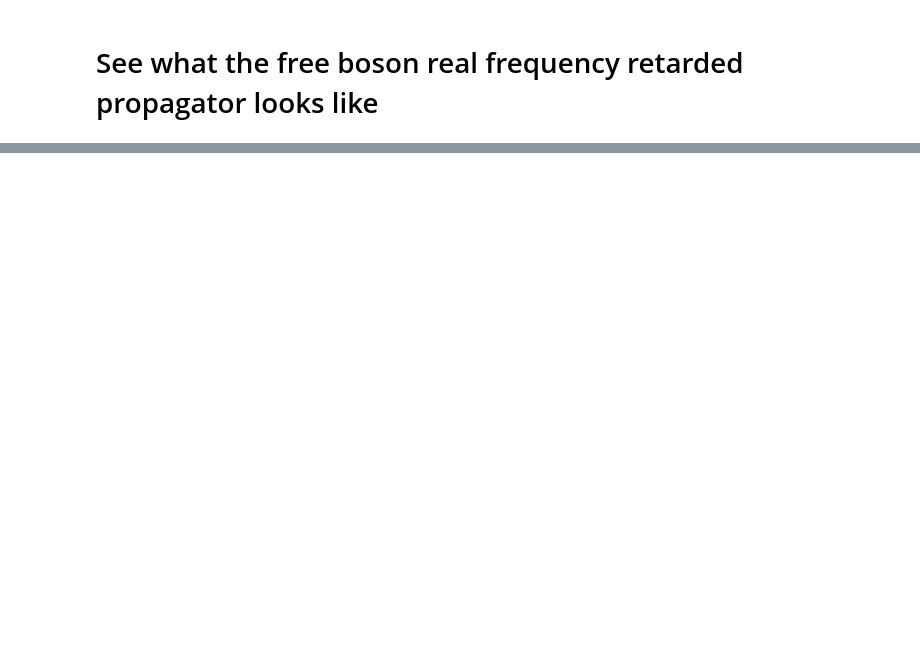
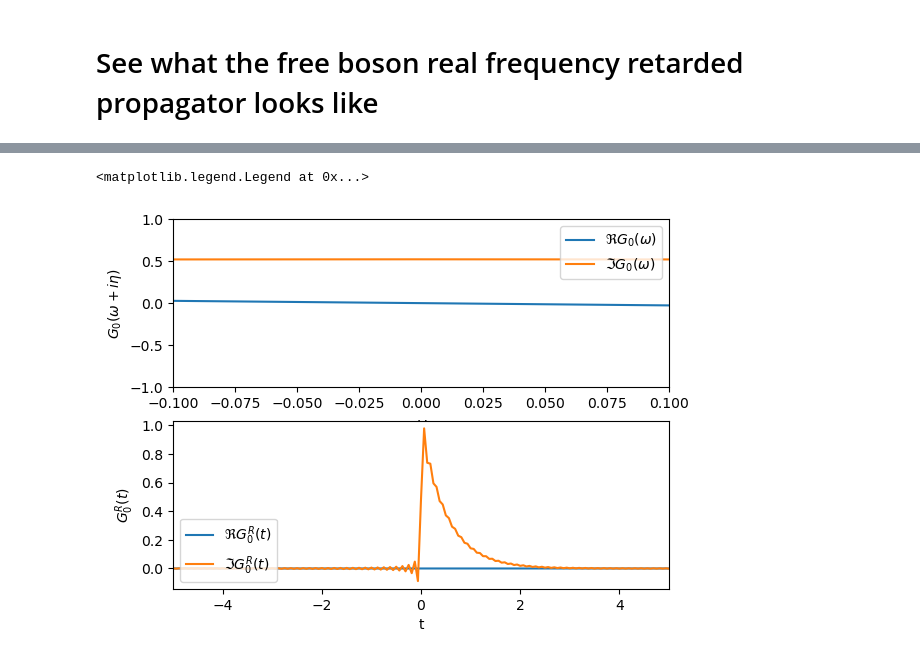
Before and after one commit to aravindhshankar/TwoSidedYSYK, a Jupyter notebook: RealTimesingleYSYK.ipynb, the cells around one changed output, grey strips where cells are left out. Drawn from its saved outputs; the diff is of its cells as text; code cells hidden in the pictures; blank space fills up the shorter version.

```diff
--- a/RealTimesingleYSYK.ipynb
+++ b/RealTimesingleYSYK.ipynb
@@ -265,0 +317,30 @@ GRt[M-1], GRt[M], GRt[M+1]
+# %%
+fig,ax = plt.subplots(2)
+
+GR_free_omega = -1./(omega+1j*eta*1000000 - r)
+GR_free_t = (0.5/np.pi)*freq2time(GR_free_omega,M,dt)
+
+#Gforw = GR_free_t[M:]
+#Grev = GR_free_t[:M]
+#Grec = np.concatenate((-1.0*Grev,Gforw))
+
+ax[0].plot(omega,np.real(GR_free_omega), label = r'$\Re{G_0(\omega)}$')
+ax[0].plot(omega,np.imag(GR_free_omega), label = r'$\Im{G_0(\omega)}$')
+ax[0].set_xlabel(r'$\omega$')
+ax[0].set_ylabel(r'$G_0(\omega+i\eta)$')
+ax[0].set_xlim(-0.1,0.1)
+ax[0].set_ylim(-1,1)
+ax[0].legend(loc = 'upper right')
+
+
+ax[1].plot(t,np.real(GR_free_t), label = r'$\Re G^R_0(t)$')
+ax[1].plot(t,np.imag(GR_free_t), label = r'$\Im G^R_0(t)$')
+#ax[1].plot(t,np.real(Grec), label = r'$\Re Grec(t)$')
+#ax[1].plot(t,np.imag(Grec), label = r'$\Im Grec(t)$')
+ax[1].set_xlabel('t')
+ax[1].set_ylabel(r'$G_0^R(t)$')
+ax[1].set_xlim(-5,5)
+ax[1].legend(loc = 'lower left')
+# %% [output]
+<matplotlib.legend.Legend at 0x...>
+[figure, added]
```
Also changed, not shown: parts of 12 cells of this notebook, 1 other file.
